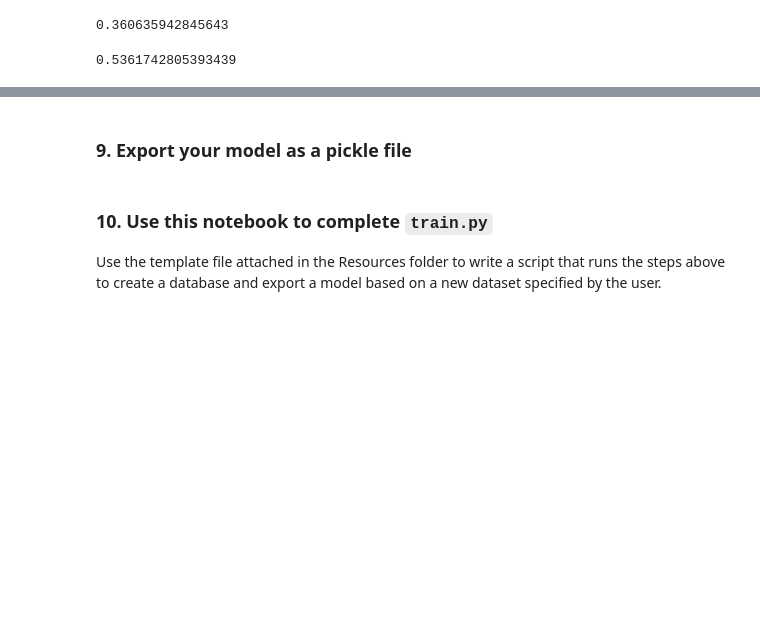
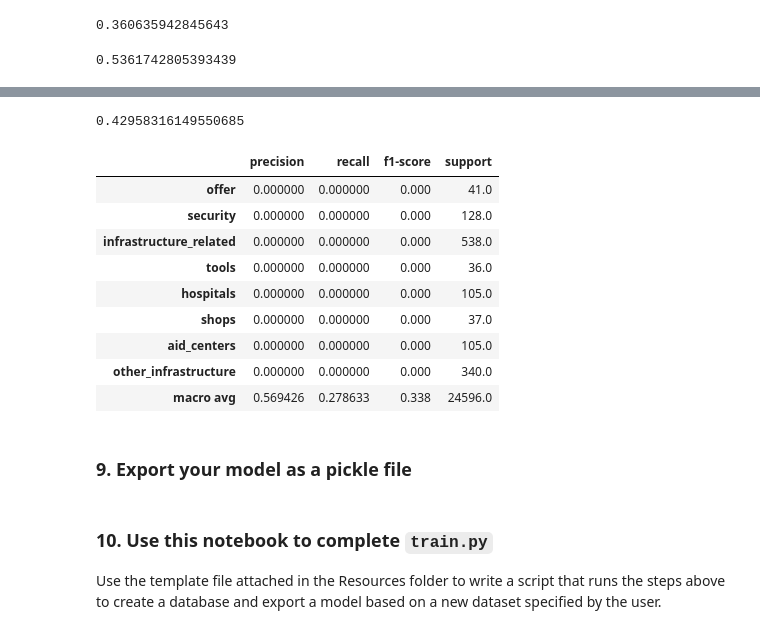
Before and after one commit to suebatista/Disaster-Response-Pipeline-Udacity, a Jupyter notebook: ML Pipeline Preparation.ipynb, the cells around one changed output, grey strips where cells are left out. Saved outputs shown, nothing was run; the diff lists cells and outputs as text; code cells hidden in the pictures; blank space fills up the shorter version.

```diff
--- a/ML Pipeline Preparation.ipynb
+++ b/ML Pipeline Preparation.ipynb
@@ -507,3 +396,19 @@ len(df[(df['genre'] == 'direct') & (df['related'] == 1)])/df['related'].sum()
 len(df[(df['genre'] == 'news') & (df['related'] == 1)])/df['related'].sum()
 # %% [output]
 0.5361742805393439
+# %%
+x, y = df[['message', 'genre']], categories.to_numpy()
+x_train, x_test, y_train, y_test = train_test_split(x, y, test_size=0.3, shuffle = True, random_state=0)
+
+column_trans = ColumnTransformer(
+    [('genre_categroy', OneHotEncoder(dtype='int'),['genre']),
+     ('message_tfidf', TfidfVectorizer(tokenizer = tokenize), 'message')])
+# %%
+pipe = Pipeline([
+    ('pre_proc', column_trans),
+    ('clf', OneVsRestClassifier(base_lr)),
+])
+# %%
+pipe.fit(x_train, y_train)
+y_pred = pipe.predict(x_test)
+ovr_jaccard_score = jaccard_score(y_test, y_pred, average='samples')
@@ -510,3 +433,24 @@ len(df[(df['genre'] == 'news') & (df['related'] == 1)])/df['related'].sum()
+# %%
+ovr_jaccard_score
+# %% [output]
+0.42958316149550685
+# %%
+target_names = categories.columns.values
+report = metrics.classification_report(y_test, y_pred, target_names = target_names, output_dict=True)
+report_df = pd.DataFrame(report).transpose()
+# %%
+report_df[(report_df['precision'] == 0.0) | (report_df.index == 'macro avg')]
+# %% [output]
+|  | precision | recall | f1-score | support |
+| offer | 0.000000 | 0.000000 | 0.000 | 41.0 |
+| security | 0.000000 | 0.000000 | 0.000 | 128.0 |
+| infrastructure_related | 0.000000 | 0.000000 | 0.000 | 538.0 |
+| tools | 0.000000 | 0.000000 | 0.000 | 36.0 |
+| hospitals | 0.000000 | 0.000000 | 0.000 | 105.0 |
+| shops | 0.000000 | 0.000000 | 0.000 | 37.0 |
+| aid_centers | 0.000000 | 0.000000 | 0.000 | 105.0 |
+| other_infrastructure | 0.000000 | 0.000000 | 0.000 | 340.0 |
+| macro avg | 0.569426 | 0.278633 | 0.338 | 24596.0 |
 # %% [markdown]
 ### 9. Export your model as a pickle file
 # %% [markdown]
```
Also changed, not shown: parts of 20 cells of this notebook.
